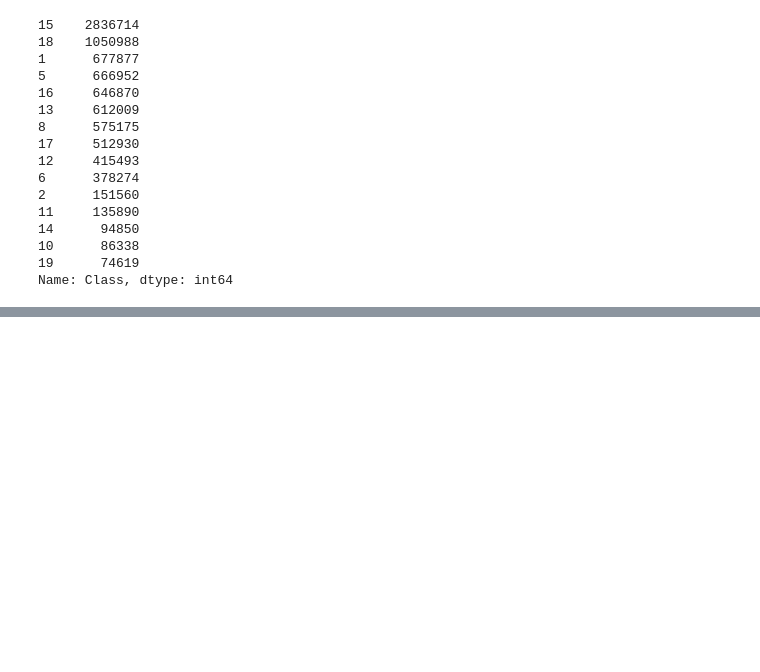
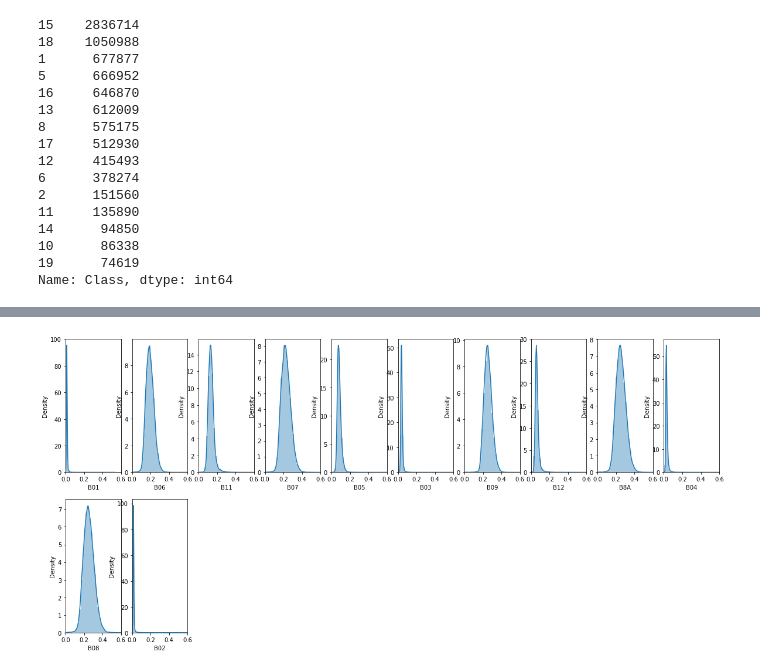
Before and after one commit to MudSnail/Land_Cover_Classification, a Jupyter notebook: EDA.ipynb, the cells around one changed output, grey strips where cells are left out. Saved outputs shown, nothing was run; the diff lists cells and outputs as text; code cells hidden in the pictures; blank space fills up the shorter version.

```diff
--- a/EDA.ipynb
+++ b/EDA.ipynb
@@ -86,0 +132,5 @@ Name: Class, dtype: int64
+# %%
+#Check skewness of Class 6
+plot_class_distributions(6,0,0.6)
+# %% [output]
+[figure, added]
```
Also changed, not shown: parts of 22 cells of this notebook.
